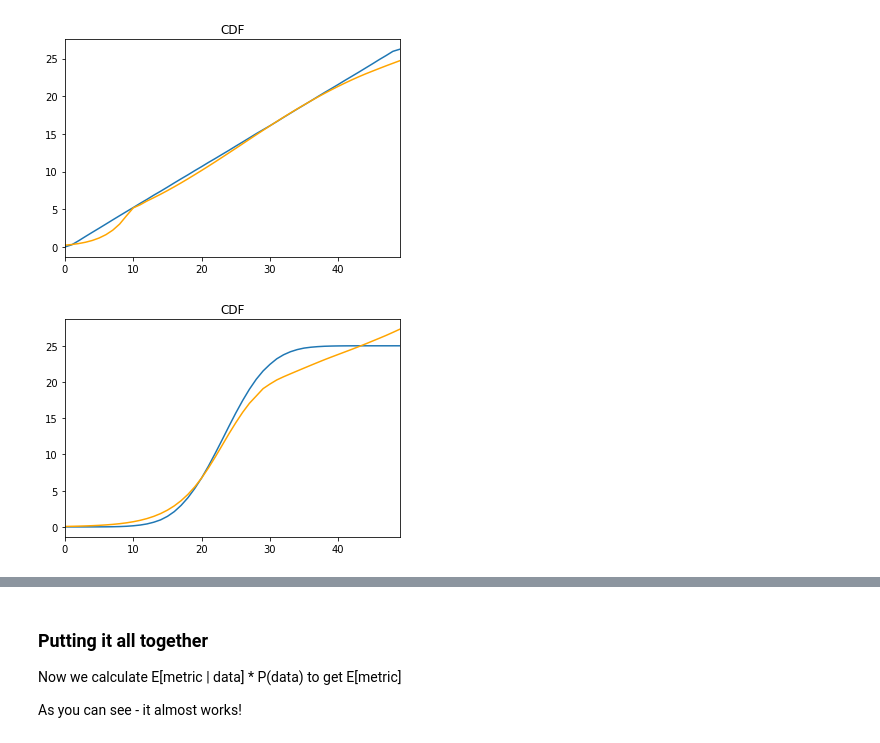
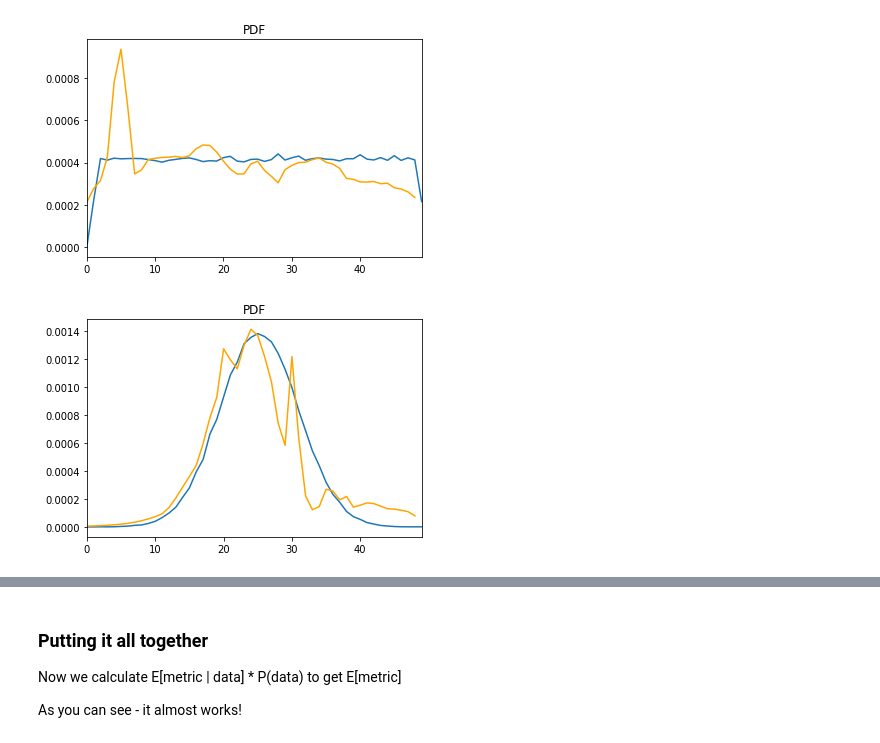
Before and after one commit to spencebeecher/Notebooks, a Jupyter notebook: db_nn/Untitled.ipynb, the cells around one changed output, grey strips where cells are left out. Saved outputs shown, nothing was run; the diff lists cells and outputs as text; code cells hidden in the pictures.

```diff
--- a/db_nn/Untitled.ipynb
+++ b/db_nn/Untitled.ipynb
@@ -177,18 +177,18 @@ class NeuralNet(torch.nn.Module):
 
         layers = []
 
+
+
+        #layers.append(torch.nn.BatchNorm1d(input_size))
+
         #layers.append(torch.nn.Dropout(p=self.dropout_prob))
-
-        layers.append(torch.nn.BatchNorm1d(input_size))
 
         for size in hidden_sizes:
             n = torch.nn.Linear(int(last_size), int(size))
             layers.append(n)
             last_size = size
-
+            #layers.append(torch.nn.BatchNorm1d(size))
             layers.append(self.activation)
-            layers.append(torch.nn.BatchNorm1d(size))
-
             #layers.append(torch.nn.Dropout(p=self.dropout_prob))
 
         n = torch.nn.Linear(int(last_size), int(output_size))
@@ -287,14 +287,14 @@ Y_tensor = torch.cuda.FloatTensor(Y)
 test_x, train_x = X_tensor[-5000:], X_tensor[:-5000]
 test_y, train_y = Y_tensor[-5000:], Y_tensor[:-5000]
 # %%
-net = NeuralNet(X.shape[1], [50, 10], Y.shape[1])
+net = NeuralNet(X.shape[1], [400]*4, Y.shape[1])
 
 net.cuda()
 
 # this loss is not ideal for CDF calculation - BCE would be better but that would require a
 # distinct net for CDF
 trainer = Trainer(net, test_x, test_y, torch.nn.MSELoss(),
-                                torch.optim.Adam(net.parameters(), lr=0.01))
+                                torch.optim.Adam(net.parameters(), lr=0.001))
 # %%
 chunk_size = 64 * 4
 x_chunks = train_x.chunk(int(sz/chunk_size))
@@ -416,7 +417,7 @@ for i1, i2 in grid:
 
 true_cdf = np.array(true_cdf)
 # %%
-# given a CDF - generate a plausable PDF (density)
+# given a CDF's grid representation - generate a plausable PDF (density)
 def cdf_to_pdf(mat):
     mat = mat.copy()
     xlen, ylen = mat.shape
@@ -432,8 +433,7 @@ def cdf_to_pdf(mat):
                 mat[i,j-1],
                 mat[i-1,j-1]])
 
-    mat = mat - mat.min()
-    mat = mat / mat.max()
+    mat[mat >= 1] = 1.0
 
     mat_ret = mat.copy()
 
@@ -490,0 +491,6 @@ ax.invert_yaxis()
+# %%
+#inspect marginal CDF - we can see that the model has learned these two views somewhat
+for ax in [0,1]:
+    pd.Series(true_cdf.mean(axis=ax)).plot()
+    pd.Series(cdf_mod.mean(axis=ax)).plot(color='orange', title='CDF')
+    plt.show()
@@ -491,9 +500,9 @@ ax.invert_yaxis()
 # %%
-#inspect marginal CDF
+#inspect marginal PDF
 for ax in [0,1]:
-    pd.Series(true_cdf.sum(axis=ax)).plot()
-    pd.Series(cdf_prediction.sum(axis=ax)).plot(color='orange', title='CDF')
+    pd.Series(true_pdf.mean(axis=ax)).plot()
+    pd.Series(pdf_prediction.mean(axis=ax)[1:]).plot(color='orange', title='PDF')
     plt.show()
 # %% [output]
-[figure, old version]
+[figure, new version]
-[figure, old version]
+[figure, new version]
```
Also changed, not shown: parts of 19 cells of this notebook.
